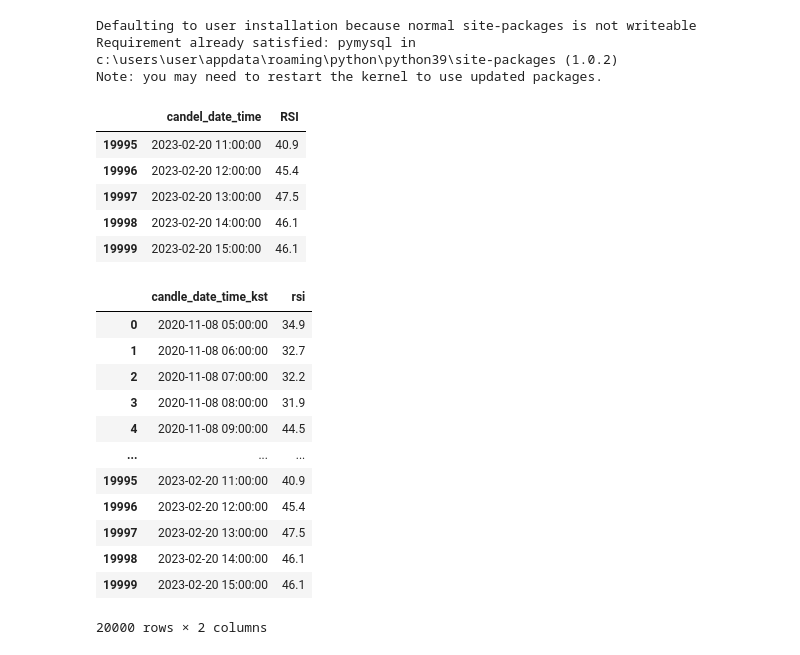
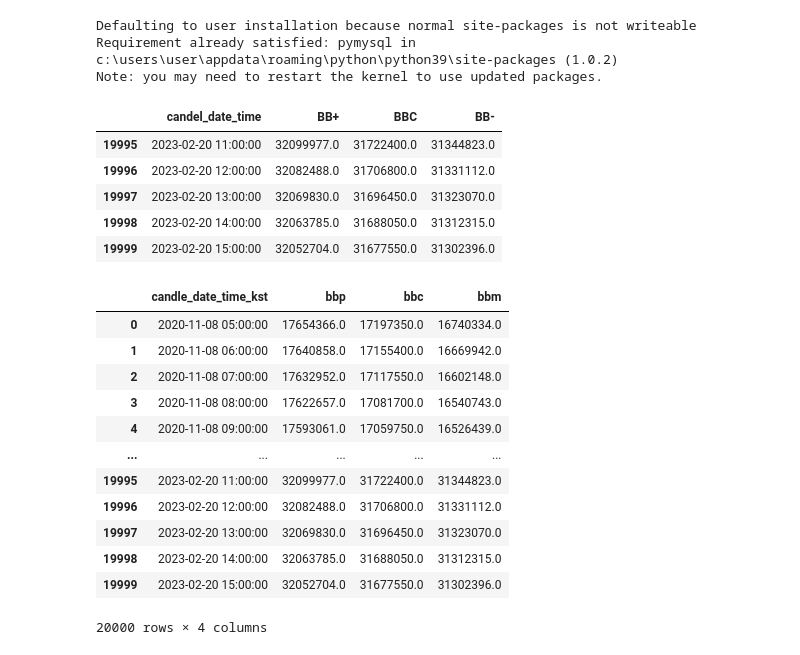
Before and after one commit to K-Digital-Coin/K-Digital_pjt_DA, a Jupyter notebook: DataPreprocessing.ipynb, the cells around one changed output. Saved outputs shown, nothing was run; the diff lists cells and outputs as text; code cells hidden in the pictures.

Commit message:
Update DB table

```diff
--- a/DataPreprocessing.ipynb
+++ b/DataPreprocessing.ipynb
@@ -251,34 +251,34 @@ Requirement already satisfied: pymysql in c:\users\user\appdata\roaming\python\p
 Note: you may need to restart the kernel to use updated packages.
 # %%
 # CSV 데이터를 로드한다.
-csv_path = './data/rsi.csv'
+csv_path = './data/bb.csv'
 data = pd.read_csv(csv_path, encoding='cp949')
 data.tail()
 # %% [output]
-|  | candel_date_time | RSI |
-| 19995 | 2023-02-20 11:00:00 | 40.9 |
-| 19996 | 2023-02-20 12:00:00 | 45.4 |
-| 19997 | 2023-02-20 13:00:00 | 47.5 |
-| 19998 | 2023-02-20 14:00:00 | 46.1 |
-| 19999 | 2023-02-20 15:00:00 | 46.1 |
+|  | candel_date_time | BB+ | BBC | BB- |
+| 19995 | 2023-02-20 11:00:00 | 32099977.0 | 31722400.0 | 31344823.0 |
+| 19996 | 2023-02-20 12:00:00 | 32082488.0 | 31706800.0 | 31331112.0 |
+| 19997 | 2023-02-20 13:00:00 | 32069830.0 | 31696450.0 | 31323070.0 |
+| 19998 | 2023-02-20 14:00:00 | 32063785.0 | 31688050.0 | 31312315.0 |
+| 19999 | 2023-02-20 15:00:00 | 32052704.0 | 31677550.0 | 31302396.0 |
 # %%
 # 입력할 테이블의 컬럼명을 맞춘다.
-data.columns = ['candle_date_time_kst','rsi']
+data.columns = ['candle_date_time_kst','bbp','bbc','bbm']
 data
 # %% [output]
-|  | candle_date_time_kst | rsi |
-| 0 | 2020-11-08 05:00:00 | 34.9 |
-| 1 | 2020-11-08 06:00:00 | 32.7 |
-| 2 | 2020-11-08 07:00:00 | 32.2 |
-| 3 | 2020-11-08 08:00:00 | 31.9 |
-| 4 | 2020-11-08 09:00:00 | 44.5 |
-| ... | ... | ... |
-| 19995 | 2023-02-20 11:00:00 | 40.9 |
-| 19996 | 2023-02-20 12:00:00 | 45.4 |
-| 19997 | 2023-02-20 13:00:00 | 47.5 |
-| 19998 | 2023-02-20 14:00:00 | 46.1 |
-| 19999 | 2023-02-20 15:00:00 | 46.1 |
+|  | candle_date_time_kst | bbp | bbc | bbm |
+| 0 | 2020-11-08 05:00:00 | 17654366.0 | 17197350.0 | 16740334.0 |
+| 1 | 2020-11-08 06:00:00 | 17640858.0 | 17155400.0 | 16669942.0 |
+| 2 | 2020-11-08 07:00:00 | 17632952.0 | 17117550.0 | 16602148.0 |
+| 3 | 2020-11-08 08:00:00 | 17622657.0 | 17081700.0 | 16540743.0 |
+| 4 | 2020-11-08 09:00:00 | 17593061.0 | 17059750.0 | 16526439.0 |
+| ... | ... | ... | ... | ... |
+| 19995 | 2023-02-20 11:00:00 | 32099977.0 | 31722400.0 | 31344823.0 |
+| 19996 | 2023-02-20 12:00:00 | 32082488.0 | 31706800.0 | 31331112.0 |
+| 19997 | 2023-02-20 13:00:00 | 32069830.0 | 31696450.0 | 31323070.0 |
+| 19998 | 2023-02-20 14:00:00 | 32063785.0 | 31688050.0 | 31312315.0 |
+| 19999 | 2023-02-20 15:00:00 | 32052704.0 | 31677550.0 | 31302396.0 |
-20000 rows × 2 columns
+20000 rows × 4 columns
 # %%
 # Connect DB(DataBase)
 # DB info
```
Also changed, not shown: parts of 2 cells of this notebook, 1 other file.
